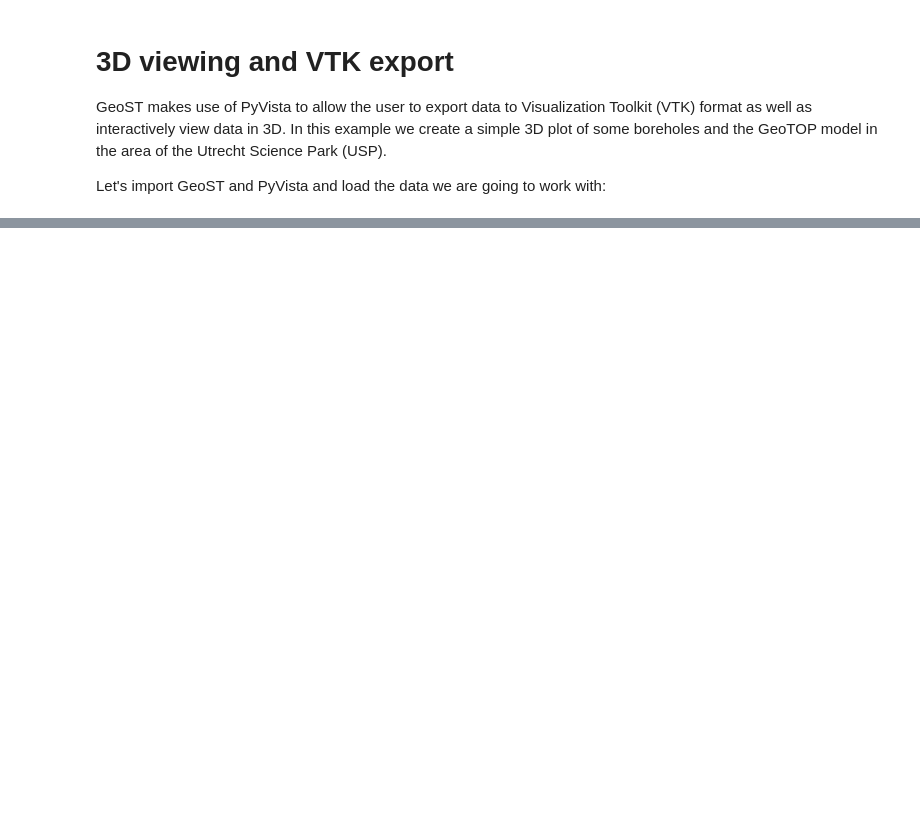
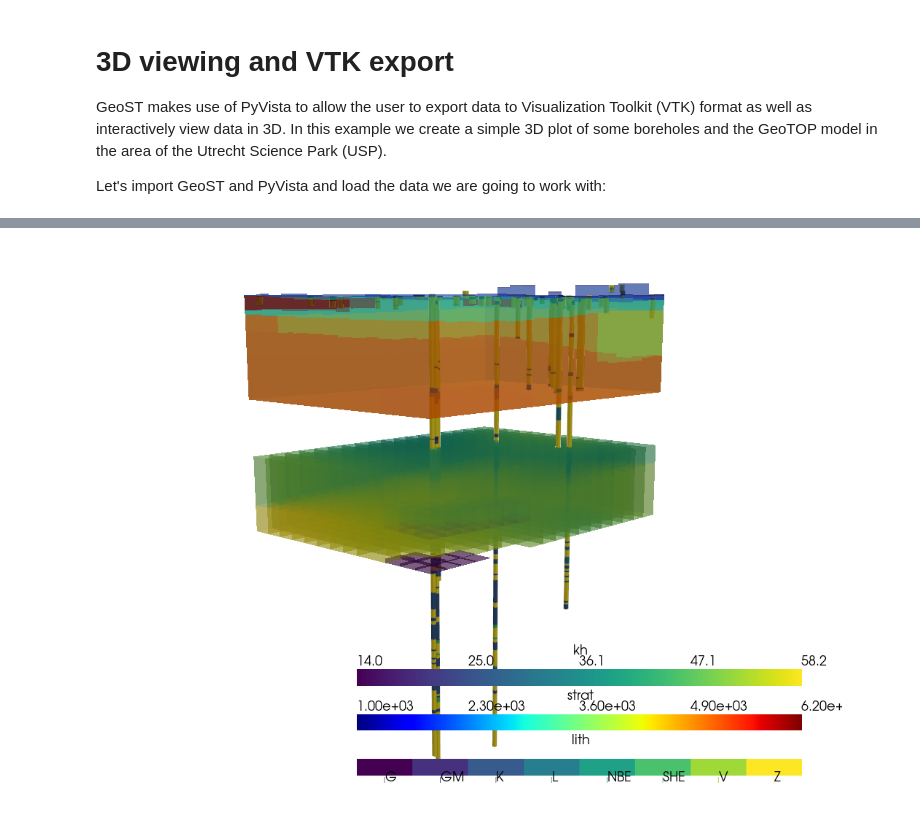
Before and after one commit to Deltares-research/geost, a Jupyter notebook: docs/examples/boreholes_geotop_3d.ipynb, the cells around one changed output, grey strips where cells are left out. Drawn from its saved outputs; the diff is of its cells as text; code cells hidden in the pictures; blank space fills up the shorter version.

```diff
--- a/docs/examples/boreholes_geotop_3d.ipynb
+++ b/docs/examples/boreholes_geotop_3d.ipynb
@@ -16,9 +16,8 @@ import geost
 boreholes_usp = geost.data.boreholes_usp()
 
 # Load the GeoTOP model from the OpenDAP server based on the bounding box of the boreholes
-geotop_usp = geost.read_geotop_from_opendap(bbox=boreholes_usp.header.total_bounds)
+# Load = True because the area is small, so we prefer loading over streaming data
+geotop_usp = geost.read_geotop_from_opendap(bbox=boreholes_usp.header.total_bounds, load=True)
 
-# Let's see what we've got
-print("Boreholes:\n", boreholes_usp)
-print("\n")
-print("Voxel model:\n", geotop_usp)
+# Load REGIS from the OpenDAP server based on the bounding box of the boreholes
+regis_usp = geost.read_regis_from_opendap(bbox=boreholes_usp.header.total_bounds, load=True)
@@ -41,9 +98,16 @@ We will apply [`to_pyvista_grid`](../api_reference/generated/geost.base.Collecti
 boreholes_usp_pyvista = boreholes_usp.to_pyvista_grid("lith", radius=10)
 
 # The GeoTOP model is converted to an structured grid of the stratigraphy data
-geotop_usp_pyvista = geotop_usp.to_pyvista_grid("strat")
+geotop_usp_pyvista = geotop_usp.gst.to_pyvista_grid("strat")
 
-# Let's see what we've got
+# The REGIS model is converted to an unstructured grid. We first slice it between -80
+# and -120 m NAP for better visual separation with GeoTOP later on.
+regis_usp = regis_usp.gst.slice_depth_interval(upper=-80, lower=-120)
+regis_usp_pyvista = regis_usp.gst.to_pyvista_grid(["kh", "kv"])
+
+# Let's see what the objects look like
 print("Boreholes PyVista grid:\n", boreholes_usp_pyvista)
 print("\n")
 print("GeoTOP PyVista grid:\n", geotop_usp_pyvista)
+print("\n")
+print("REGIS PyVista grid:\n", regis_usp_pyvista)
@@ -58,14 +146,23 @@ to VTK and use [ParaView](https://www.paraview.org/) to view data in 3D.
 # %%
 # Create a simple 3D plot using PyVista
 plotter = pv.Plotter()
 plotter.add_mesh(boreholes_usp_pyvista, scalars="lith")
 plotter.add_mesh(
     geotop_usp_pyvista,
-    opacity=0.7,
+    opacity=0.6,
     scalars="strat",
     nan_opacity=0,
     cmap="jet",
 )
+plotter.add_mesh(
+    regis_usp_pyvista,
+    opacity=0.4,
+    scalars="kh",
+    nan_opacity=0,
+    cmap="viridis",
+)
 plotter.set_scale(zscale=10)
-plotter.camera_position = [(142800, 457600, 1100), (140400, 455400, -300), (0, 0, 1)]
+plotter.camera_position = [(144500, 459200, 0), (140400, 455400, -1200), (0, 0, 1)]
 plotter.show(jupyter_backend="static")
+# %% [output]
+[figure, added]
```
Also changed, not shown: parts of 6 cells of this notebook.
